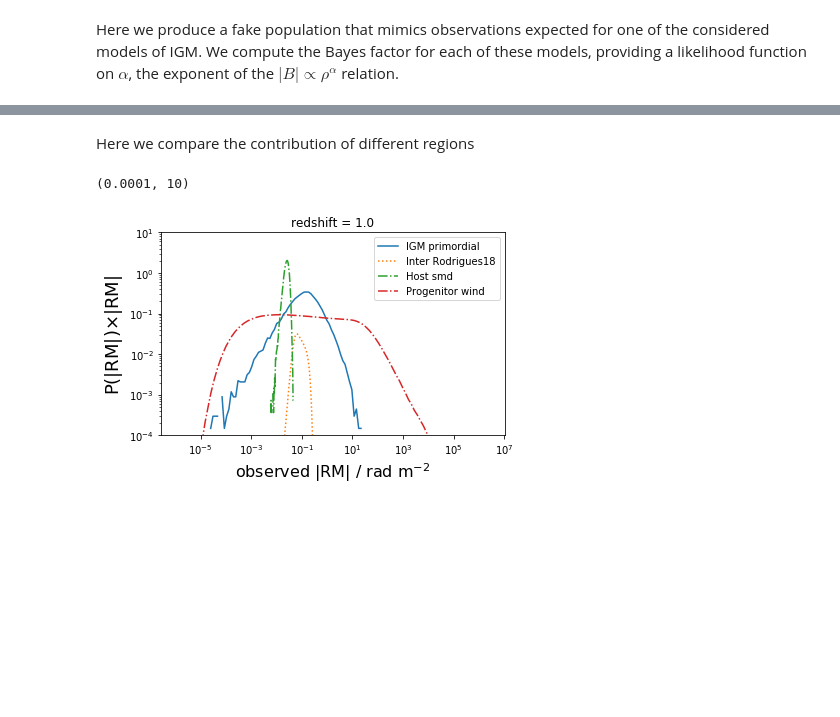
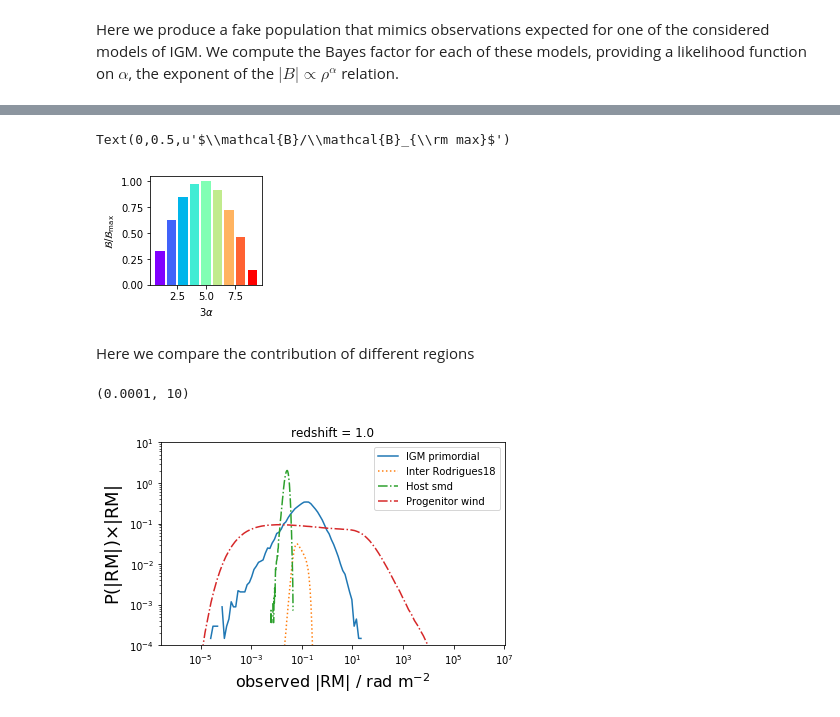
Before and after one commit to FRBs/PreFRBLE, a Jupyter notebook: notebooks/PreFRBLE_Likelihood.ipynb, the cells around one changed output, grey strips where cells are left out. Drawn from its saved outputs; the diff is of its cells as text; code cells hidden in the pictures; blank space fills up the shorter version.

```diff
--- a/notebooks/PreFRBLE_Likelihood.ipynb
+++ b/notebooks/PreFRBLE_Likelihood.ipynb
@@ -60,3 +92,13 @@ plt.ylim(1e-5,2)
+# %%
+fig, ax = plt.subplots(1,1,figsize=(2,2))
+x = alphas/3
+y = np.sin(x)
+plt.bar(x*3, y/y.max(), color=Rainbow(x))
+plt.xlabel(r"$3\alpha$")
+plt.ylabel(r"$\mathcal{B}/\mathcal{B}_{\rm max}$")
+# %% [output]
+Text(0,0.5,u'$\\mathcal{B}/\\mathcal{B}_{\\rm max}$')
+[figure, added]
 # %% [markdown]
 Here we compare the contribution of different regions
 # %%
```
Also changed, not shown: parts of 3 cells of this notebook, 2 other files.
